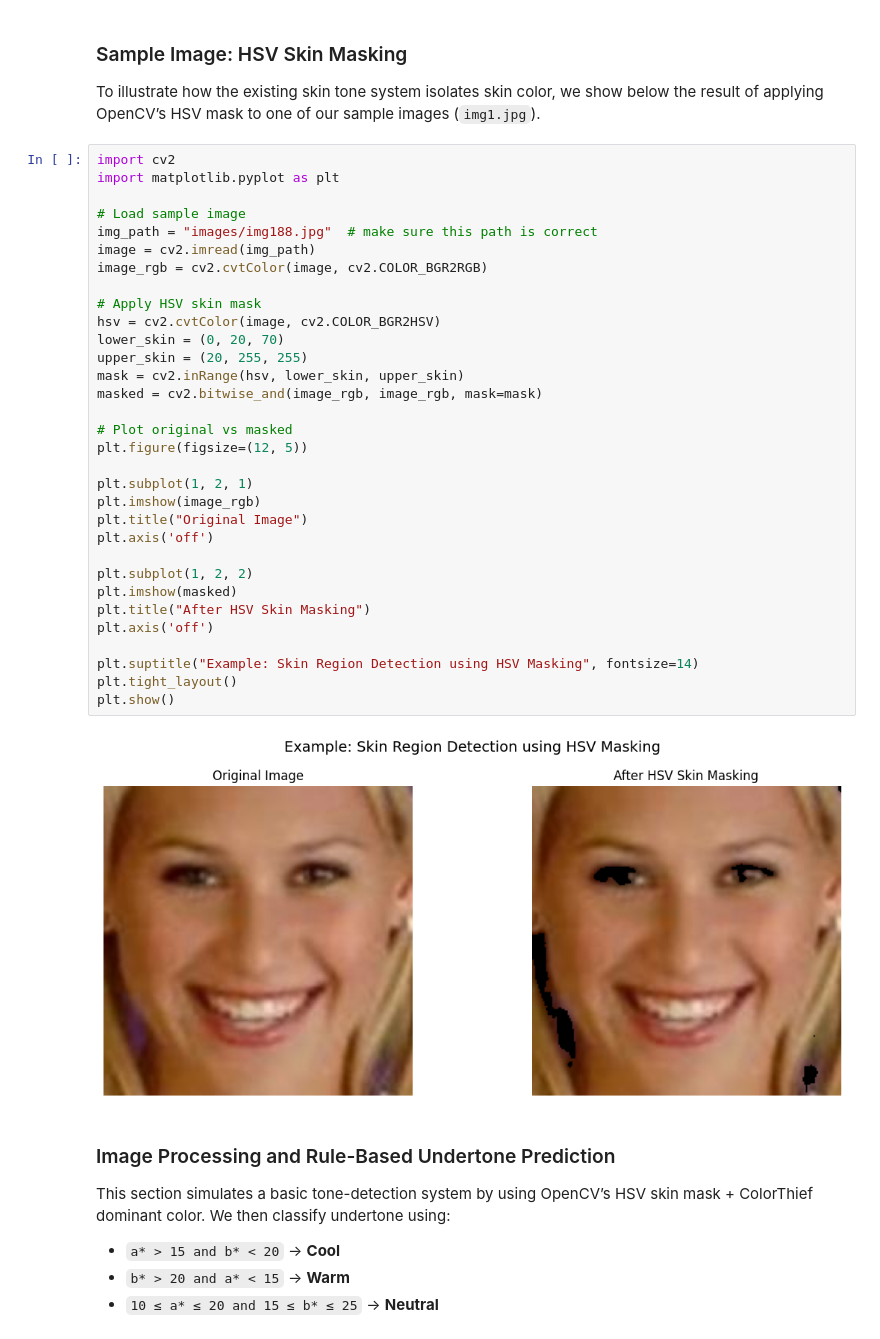
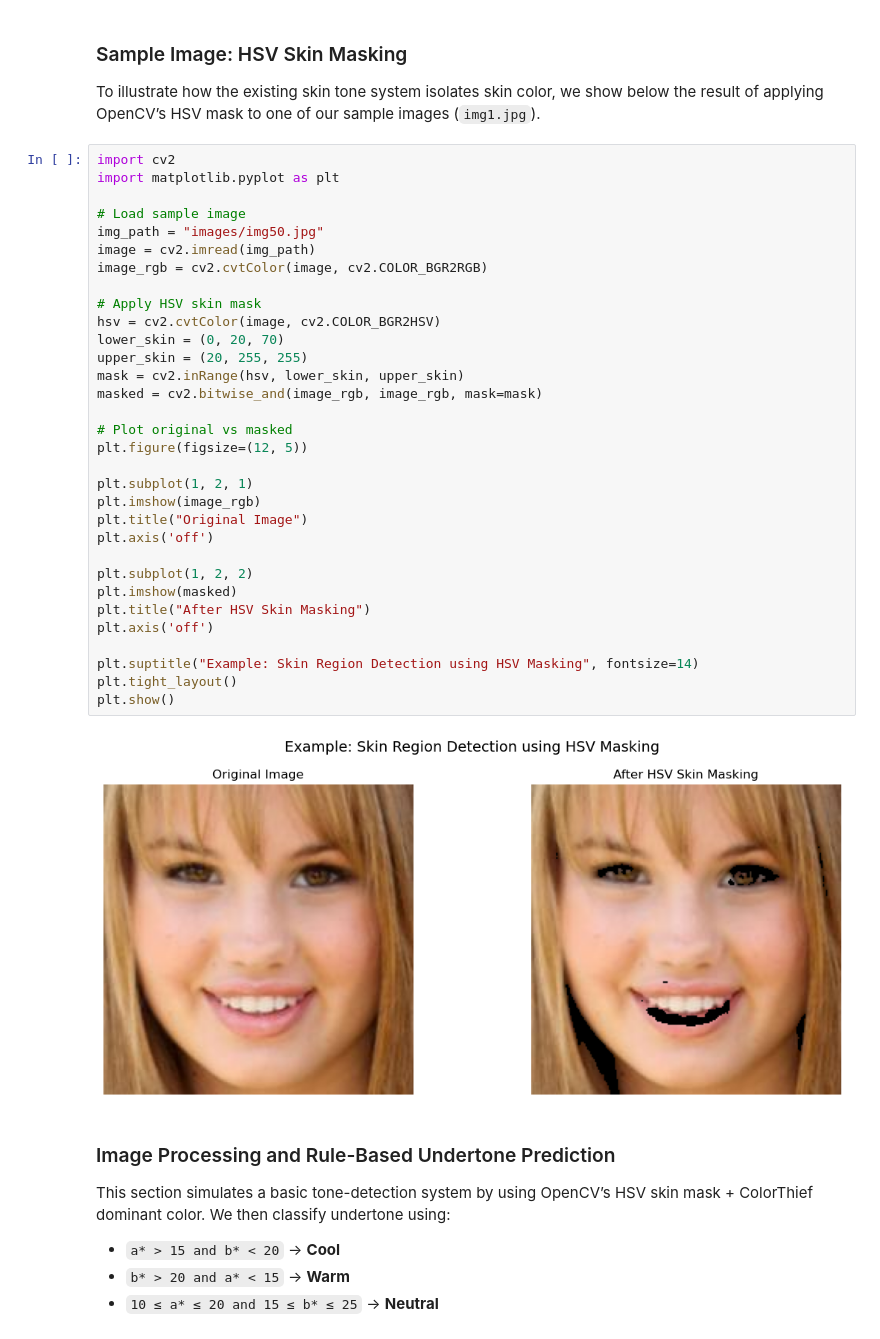
Before and after one commit to Marian843/undertone-experiment, a Jupyter notebook: experiment.ipynb, the cells around one changed output. Saved outputs shown, nothing was run; the diff lists cells and outputs as text.

```diff
--- a/experiment.ipynb
+++ b/experiment.ipynb
@@ -57,35 +52,35 @@ import cv2
 import matplotlib.pyplot as plt
 
 # Load sample image
-img_path = "images/img188.jpg"  # make sure this path is correct
+img_path = "images/img50.jpg"
 image = cv2.imread(img_path)
 image_rgb = cv2.cvtColor(image, cv2.COLOR_BGR2RGB)
 
 # Apply HSV skin mask
 hsv = cv2.cvtColor(image, cv2.COLOR_BGR2HSV)
 lower_skin = (0, 20, 70)
 upper_skin = (20, 255, 255)
 mask = cv2.inRange(hsv, lower_skin, upper_skin)
 masked = cv2.bitwise_and(image_rgb, image_rgb, mask=mask)
 
 # Plot original vs masked
 plt.figure(figsize=(12, 5))
 
 plt.subplot(1, 2, 1)
 plt.imshow(image_rgb)
 plt.title("Original Image")
 plt.axis('off')
 
 plt.subplot(1, 2, 2)
 plt.imshow(masked)
 plt.title("After HSV Skin Masking")
 plt.axis('off')
 
 plt.suptitle("Example: Skin Region Detection using HSV Masking", fontsize=14)
 plt.tight_layout()
 plt.show()
 # %% [output]
-[figure, old version]
+[figure, new version]
 # %% [markdown]
 ### Image Processing and Rule-Based Undertone Prediction
 This section simulates a basic tone-detection system by using OpenCV’s HSV skin mask + ColorThief dominant color.
```
Also changed, not shown: parts of 12 cells of this notebook, 2 other files.
